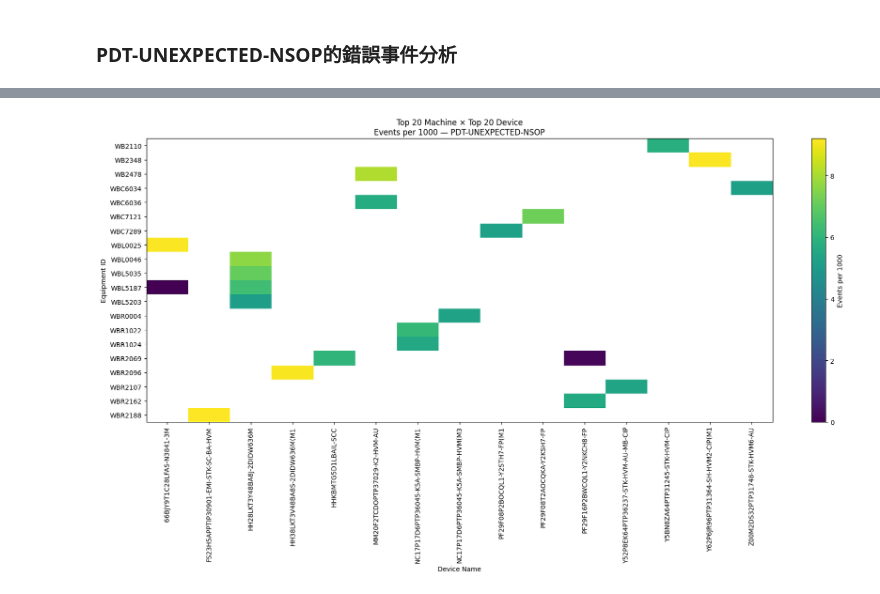
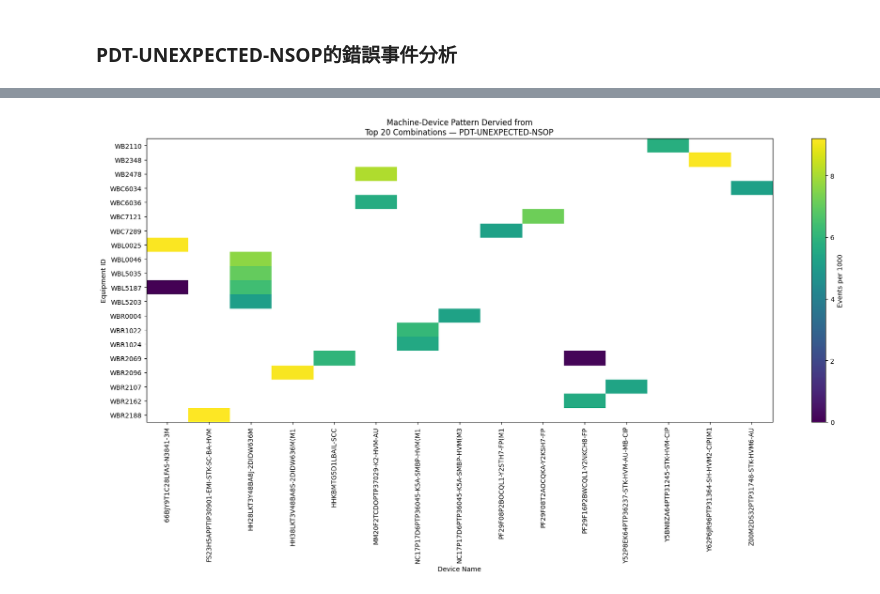
Before and after one commit to aceaceace123/test0804, a Jupyter notebook: WBMachine_ErrorEventAnalyze.ipynb, the cells around one changed output, grey strips where cells are left out. Cells and saved outputs as stored; diff of their text form; code cells hidden in the pictures.

```diff
--- a/WBMachine_ErrorEventAnalyze.ipynb
+++ b/WBMachine_ErrorEventAnalyze.ipynb
@@ -76,7 +82,7 @@ memory usage: 3.8+ MB
 #製造時間
 df["duration_min"] = (df["end_time"] - df["start_time"]).dt.total_seconds() / 60 #除以60轉成分鐘
 #不良率
-df["ng_rate"] = df["ng_qty"].div(df["in_qty"]).where(df["in_qty"] > 0)
+# df["ng_rate"] = df["ng_qty"].div(df["in_qty"]).where(df["in_qty"] > 0)
 # %% [markdown]
 ### 觀察發生最多次的錯誤事件
 EX:在錯誤事件為'PDT-UNEXPECTED-SHTL'之下，總共發生了13764的錯誤次數
@@ -1056,35 +1062,35 @@ heatmap_pivot_PDT_UNEXPECTED_NSOP = heatmap_data_PDT_UNEXPECTED_NSOP.pivot(
 fig, ax = plt.subplots(figsize=(18, 10))
 
 image = ax.imshow(
     heatmap_pivot_PDT_UNEXPECTED_NSOP.values,
     aspect="auto"
 )
 
 # 設定 X 軸產品名稱
 ax.set_xticks(range(len(heatmap_pivot_PDT_UNEXPECTED_NSOP.columns)))
 ax.set_xticklabels(
     heatmap_pivot_PDT_UNEXPECTED_NSOP.columns,
     rotation=90
 )
 
 # 設定 Y 軸機台名稱
 ax.set_yticks(range(len(heatmap_pivot_PDT_UNEXPECTED_NSOP.index)))
 ax.set_yticklabels(heatmap_pivot_PDT_UNEXPECTED_NSOP.index)
 
 ax.set_xlabel("Device Name")
 ax.set_ylabel("Equipment ID")
 ax.set_title(
-    f"Top 20 Machine × Top 20 Device\n"
-    f"Events per 1000 — {event}"
+    f"Machine-Device Pattern Dervied from\n"
+    f"Top 20 Combinations — {event}"
 )
 
 # 加入色階說明
 colorbar = fig.colorbar(image, ax=ax)
 colorbar.set_label("Events per 1000")
 
 plt.tight_layout()
 plt.show()
 # %% [output]
-[figure, old version]
+[figure, new version]
 # %%
 # df.loc[(df['equip_id']=='WBL0025') & (df['device_name']=='66BJY9T1C28LFAS-N3841-3M')&(df['eventmessage']=='PDT-UNEXPECTED-NSOP')]
```
Also changed, not shown: parts of 3 cells of this notebook.
